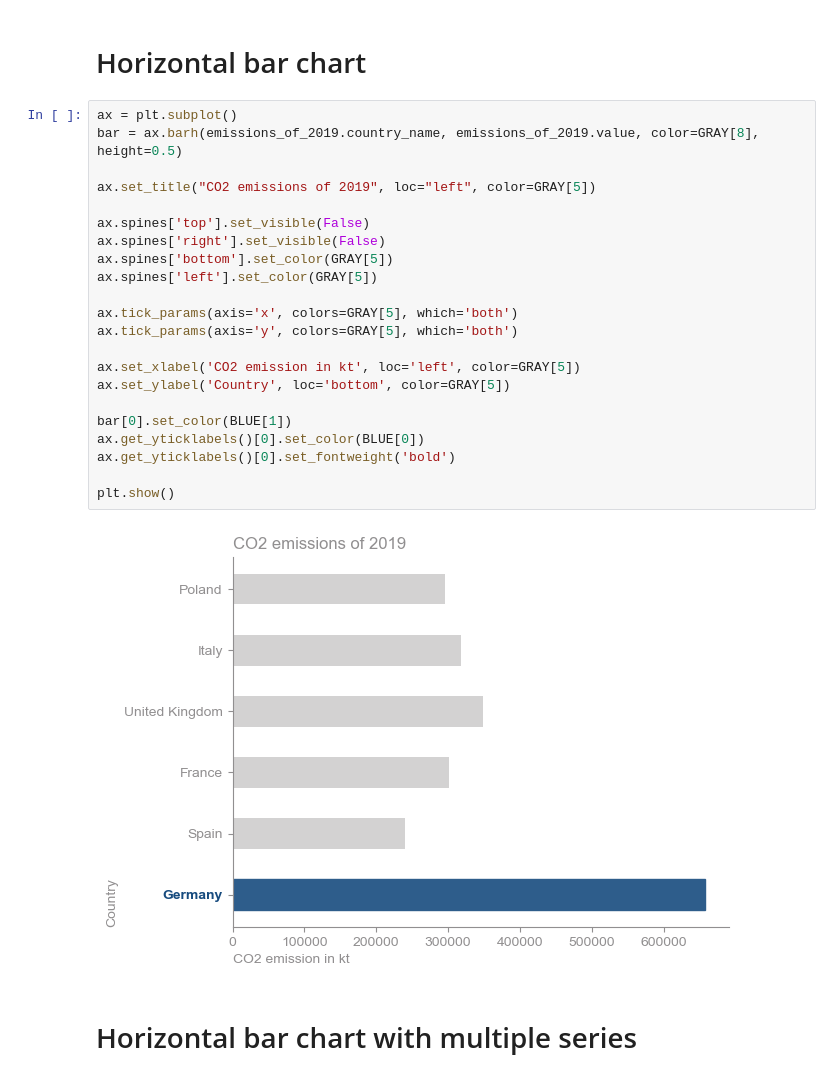
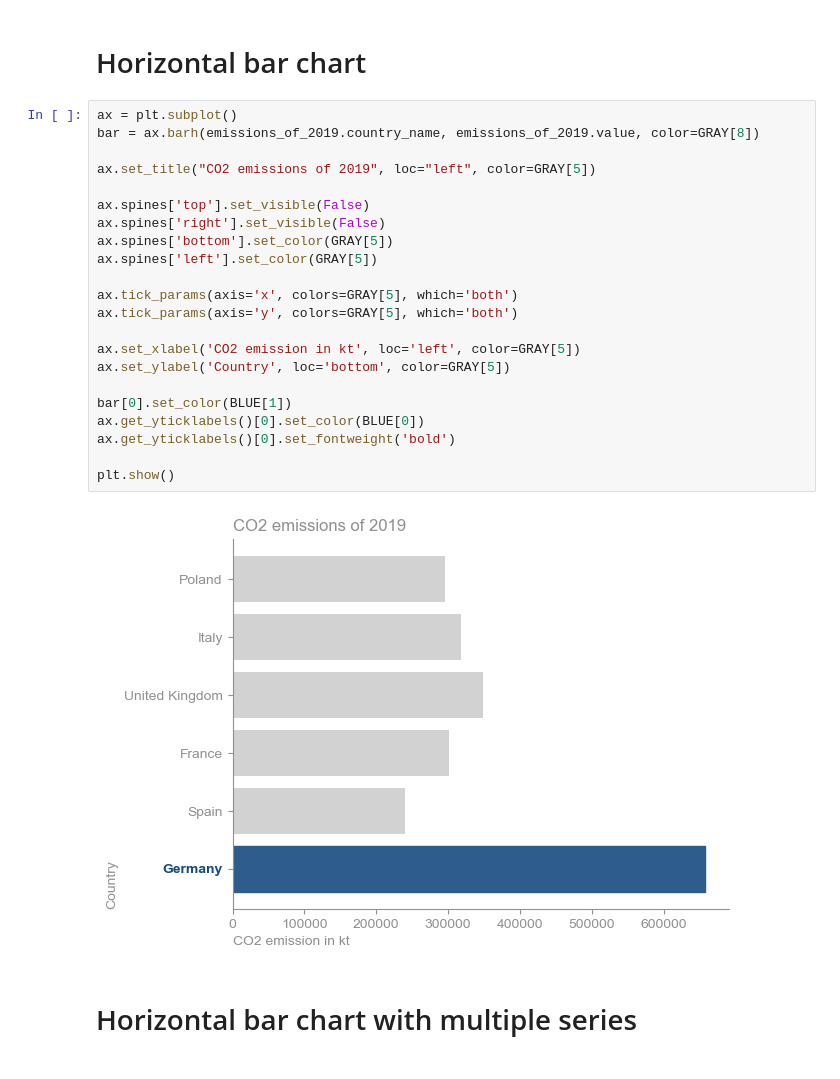
Before and after one commit to gitseti/data-visualizations, a Jupyter notebook: horizontal-bar/bar.ipynb, the cells around one changed output. Saved outputs shown, nothing was run; the diff lists cells and outputs as text.

Commit message:
adjust visualizations

```diff
--- a/horizontal-bar/bar.ipynb
+++ b/horizontal-bar/bar.ipynb
@@ -66,28 +66,28 @@ display(emissions_of_2019)
 # Horizontal bar chart
 # %%
 ax = plt.subplot()
-bar = ax.barh(emissions_of_2019.country_name, emissions_of_2019.value, color=GRAY[8], height=0.5)
+bar = ax.barh(emissions_of_2019.country_name, emissions_of_2019.value, color=GRAY[8])
 
 ax.set_title("CO2 emissions of 2019", loc="left", color=GRAY[5])
 
 ax.spines['top'].set_visible(False)
 ax.spines['right'].set_visible(False)
 ax.spines['bottom'].set_color(GRAY[5])
 ax.spines['left'].set_color(GRAY[5])
 
 ax.tick_params(axis='x', colors=GRAY[5], which='both')
 ax.tick_params(axis='y', colors=GRAY[5], which='both')
 
 ax.set_xlabel('CO2 emission in kt', loc='left', color=GRAY[5])
 ax.set_ylabel('Country', loc='bottom', color=GRAY[5])
 
 bar[0].set_color(BLUE[1])
 ax.get_yticklabels()[0].set_color(BLUE[0])
 ax.get_yticklabels()[0].set_fontweight('bold')
 
 plt.show()
 # %% [output]
-[figure, old version]
+[figure, new version]
 # %% [markdown]
 # Horizontal bar chart with multiple series
 # %%
```
Also changed, not shown: 2 other files.
